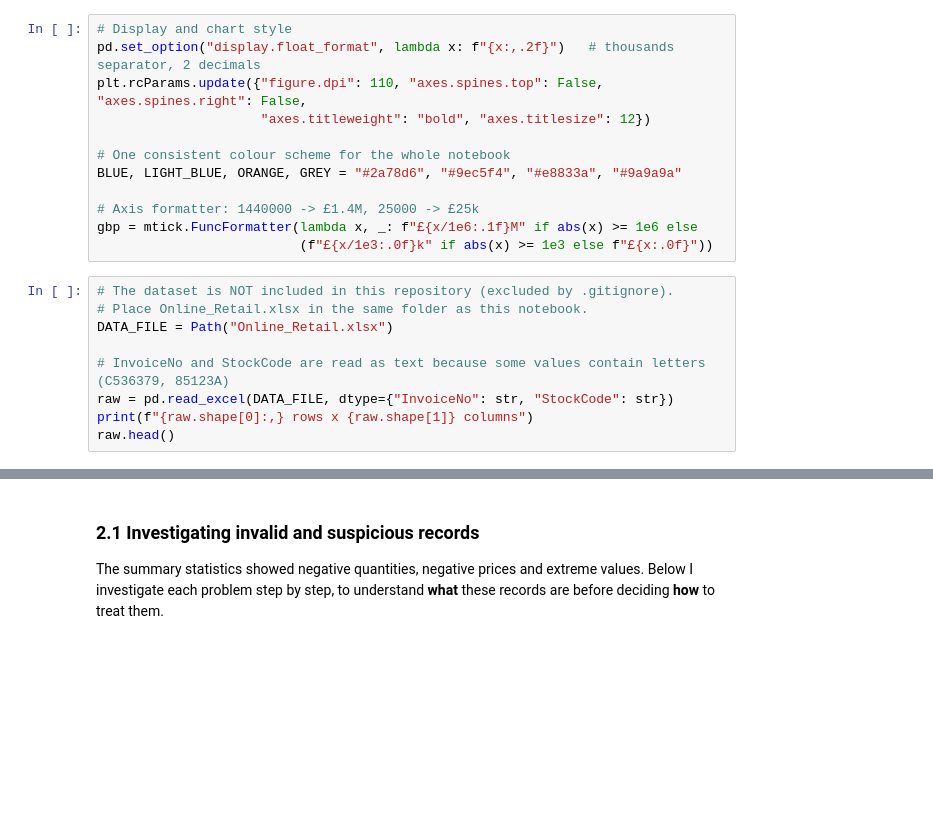
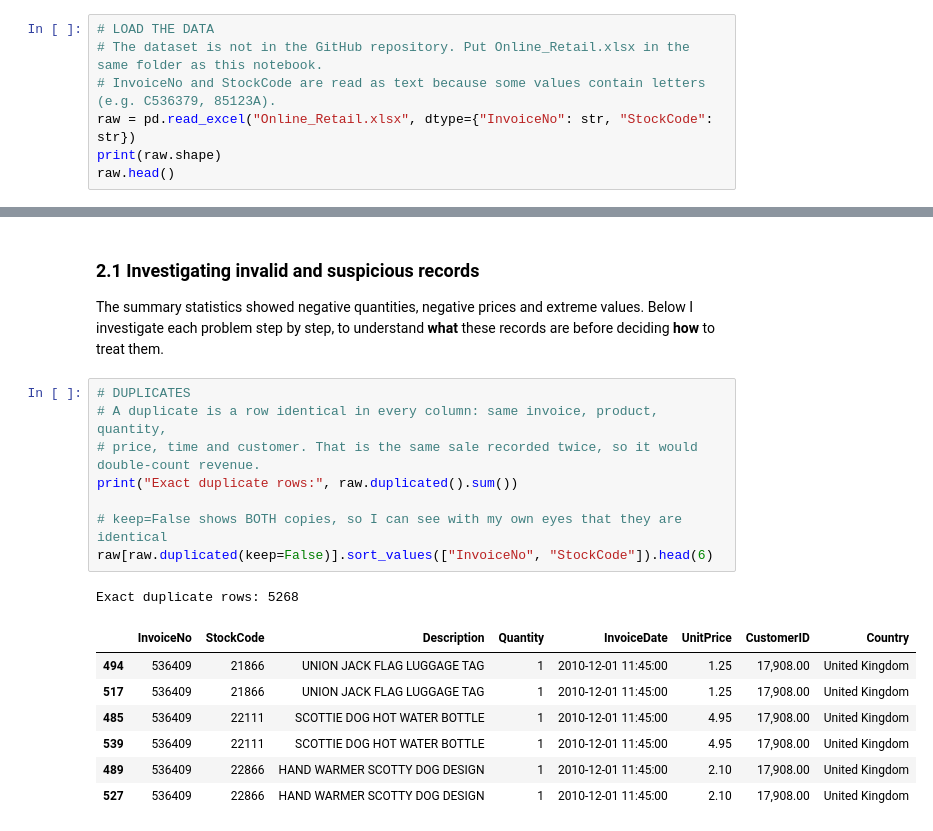
Before and after one commit to 2023357/CA2_Data_Vizualisation, a Jupyter notebook: CA2_Online_Retail.ipynb, the cells around one changed output, grey strips where cells are left out. Saved outputs shown, nothing was run; the diff lists cells and outputs as text; blank space fills up the shorter version.

Commit message:
Investigate invalid records: duplicates, cancellations, adjustments, product codes and outliers

```diff
--- a/CA2_Online_Retail.ipynb
+++ b/CA2_Online_Retail.ipynb
@@ -14,22 +12,8 @@ from IPython.display import display, HTML
-# %%
-# Display and chart style
-pd.set_option("display.float_format", lambda x: f"{x:,.2f}")   # thousands separator, 2 decimals
-plt.rcParams.update({"figure.dpi": 110, "axes.spines.top": False, "axes.spines.right": False,
-                     "axes.titleweight": "bold", "axes.titlesize": 12})
-
-# One consistent colour scheme for the whole notebook
-BLUE, LIGHT_BLUE, ORANGE, GREY = "#2a78d6", "#9ec5f4", "#e8833a", "#9a9a9a"
-
-# Axis formatter: 1440000 -> £1.4M, 25000 -> £25k
-gbp = mtick.FuncFormatter(lambda x, _: f"£{x/1e6:.1f}M" if abs(x) >= 1e6 else
-                          (f"£{x/1e3:.0f}k" if abs(x) >= 1e3 else f"£{x:.0f}"))
 # %%
-# The dataset is NOT included in this repository (excluded by .gitignore).
-# Place Online_Retail.xlsx in the same folder as this notebook.
-DATA_FILE = Path("Online_Retail.xlsx")
-
-# InvoiceNo and StockCode are read as text because some values contain letters (C536379, 85123A)
-raw = pd.read_excel(DATA_FILE, dtype={"InvoiceNo": str, "StockCode": str})
-print(f"{raw.shape[0]:,} rows x {raw.shape[1]} columns")
+# LOAD THE DATA
+# The dataset is not in the GitHub repository. Put Online_Retail.xlsx in the same folder as this notebook.
+# InvoiceNo and StockCode are read as text because some values contain letters (e.g. C536379, 85123A).
+raw = pd.read_excel("Online_Retail.xlsx", dtype={"InvoiceNo": str, "StockCode": str})
+print(raw.shape)
 raw.head()
 # %% [output]
@@ -97,3 +81,20 @@ missing[missing["missing"] > 0]
 ### 2.1 Investigating invalid and suspicious records
 
 The summary statistics showed negative quantities, negative prices and extreme values. Below I investigate each problem step by step, to understand **what** these records are before deciding **how** to treat them.
+# %%
+# DUPLICATES
+# A duplicate is a row identical in every column: same invoice, product, quantity,
+# price, time and customer. That is the same sale recorded twice, so it would double-count revenue.
+print("Exact duplicate rows:", raw.duplicated().sum())
+
+# keep=False shows BOTH copies, so I can see with my own eyes that they are identical
+raw[raw.duplicated(keep=False)].sort_values(["InvoiceNo", "StockCode"]).head(6)
+# %% [output]
+Exact duplicate rows: 5268
+|  | InvoiceNo | StockCode | Description | Quantity | InvoiceDate | UnitPrice | CustomerID | Country |
+| 494 | 536409 | 21866 | UNION JACK FLAG LUGGAGE TAG | 1 | 2010-12-01 11:45:00 | 1.25 | 17,908.00 | United Kingdom |
+| 517 | 536409 | 21866 | UNION JACK FLAG LUGGAGE TAG | 1 | 2010-12-01 11:45:00 | 1.25 | 17,908.00 | United Kingdom |
+| 485 | 536409 | 22111 | SCOTTIE DOG HOT WATER BOTTLE | 1 | 2010-12-01 11:45:00 | 4.95 | 17,908.00 | United Kingdom |
+| 539 | 536409 | 22111 | SCOTTIE DOG HOT WATER BOTTLE | 1 | 2010-12-01 11:45:00 | 4.95 | 17,908.00 | United Kingdom |
+| 489 | 536409 | 22866 | HAND WARMER SCOTTY DOG DESIGN | 1 | 2010-12-01 11:45:00 | 2.10 | 17,908.00 | United Kingdom |
+| 527 | 536409 | 22866 | HAND WARMER SCOTTY DOG DESIGN | 1 | 2010-12-01 11:45:00 | 2.10 | 17,908.00 | United Kingdom |
```
Also changed, not shown: parts of 15 cells of this notebook.
